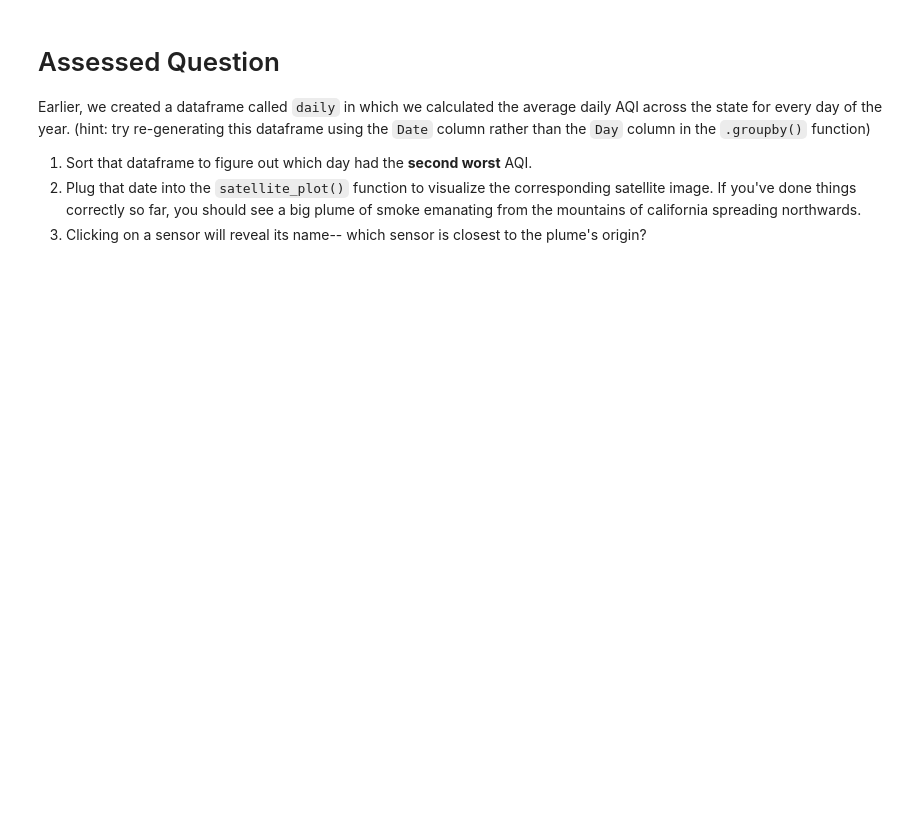
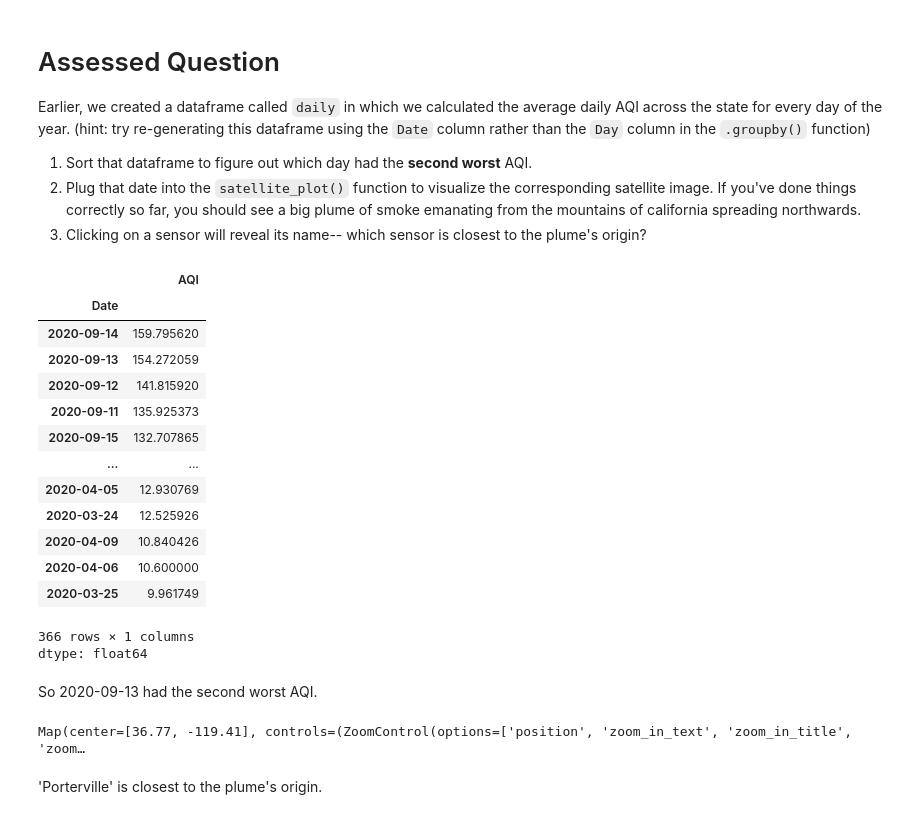
Before and after one commit to Anson422/QM2, a Jupyter notebook: w03_spatial_data.ipynb, the cells around one changed output. Cells and saved outputs as stored; diff of their text form; code cells hidden in the pictures; blank space fills up the shorter version.

```diff
--- a/w03_spatial_data.ipynb
+++ b/w03_spatial_data.ipynb
@@ -495,3 +499,31 @@ Earlier, we created a dataframe called `daily` in which we calculated the averag
 1. Sort that dataframe to figure out which day had the **second worst** AQI.
 2. Plug that date into the `satellite_plot()` function to visualize the corresponding satellite image. If you've done things correctly so far, you should see a big plume of smoke emanating from the mountains of california spreading northwards.
 3. Clicking on a sensor will reveal its name-- which sensor is closest to the plume's origin?
+# %%
+date = df.groupby('Date')['AQI'].mean()
+date = date.sort_values(ascending=False)
+date
+# %% [output]
+|  | AQI |
+| Date |  |
+| 2020-09-14 | 159.795620 |
+| 2020-09-13 | 154.272059 |
+| 2020-09-12 | 141.815920 |
+| 2020-09-11 | 135.925373 |
+| 2020-09-15 | 132.707865 |
+| ... | ... |
+| 2020-04-05 | 12.930769 |
+| 2020-03-24 | 12.525926 |
+| 2020-04-09 | 10.840426 |
+| 2020-04-06 | 10.600000 |
+| 2020-03-25 | 9.961749 |
+366 rows × 1 columns
+dtype: float64
+# %% [markdown]
+So 2020-09-13 had the second worst AQI.
+# %%
+satellite_plot('13-09-2020')
+# %% [output]
+Map(center=[36.77, -119.41], controls=(ZoomControl(options=['position', 'zoom_in_text', 'zoom_in_title', 'zoom…
+# %% [markdown]
+'Porterville' is closest to the plume's origin.
```
Also changed, not shown: parts of 1 cell of this notebook.
